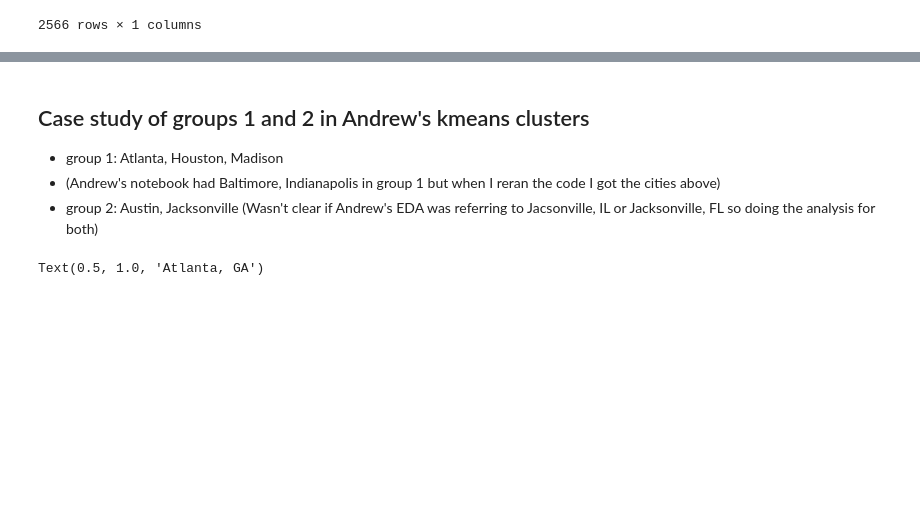
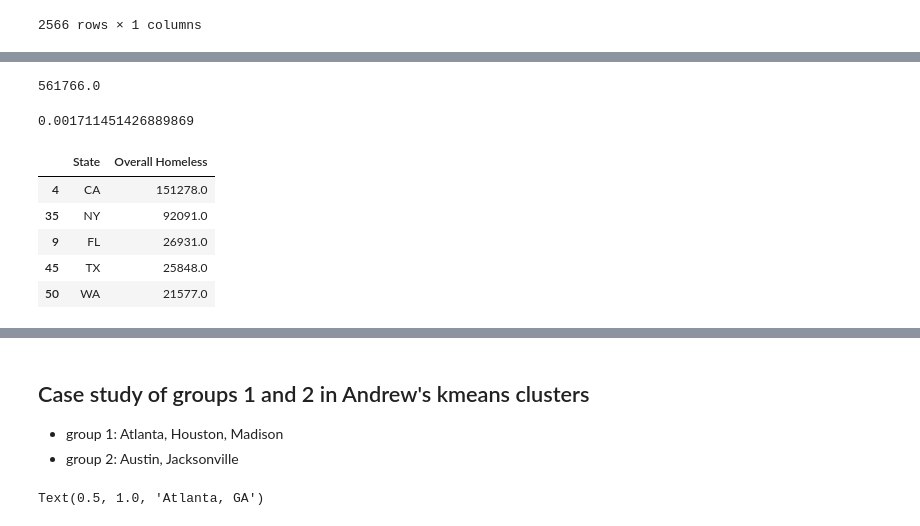
Before and after one commit to AndrewGossage/Homelessness-in-America, a Jupyter notebook: data/homelessness/homelessness_cleaning/EDA of homless counts.ipynb, the cells around one changed output, grey strips where cells are left out. Drawn from its saved outputs; the diff is of its cells as text; code cells hidden in the pictures; blank space fills up the shorter version.

```diff
--- a/data/homelessness/homelessness_cleaning/EDA of homless counts.ipynb
+++ b/data/homelessness/homelessness_cleaning/EDA of homless counts.ipynb
@@ -82,0 +122,33 @@ data.groupby(['City', 'State','year'])[['Overall Homeless']].sum()
+# %%
+# Overall Homeless numbers for the country in 2019 by state
+
+PIT_state = data[data['year']==2019].groupby(['State'])[['Overall Homeless']].sum()
+PIT_state = PIT_state.reset_index()
+PIT_state['State'] = PIT_state['State'].str.upper()
+# Number of homeless people in the US in 2019
+PIT_state['Overall Homeless'].sum()
+#Percentage of peeople homeless in the US in 2019
+PIT_state['Overall Homeless'].sum()/328_239_523
+PIT_state.sort_values(by = 'Overall Homeless', ascending = False).head(5)
+fig_1 = px.choropleth(PIT_state,  # Input Pandas DataFrame
+                    locations = "State",  # DataFrame column with locations
+                    color = "Overall Homeless",  # DataFrame column with color values
+                    hover_name = "State", # DataFrame column hover info
+                    locationmode = 'USA-states',# Set to plot as US States
+                    hover_data = ['Overall Homeless'], #show the homeless numbers on hover
+                    color_continuous_scale = px.colors.sequential.Blues
+                       )
+
+fig_1.update_layout(
+    title_text = '# Homeless in the US in 2019: 561766 ', # Create a Title
+    geo_scope='usa',  # Plot only the USA instead of globe
+)
+# %% [output]
+561766.0
+0.001711451426889869
+|  | State | Overall Homeless |
+| 4 | CA | 151278.0 |
+| 35 | NY | 92091.0 |
+| 9 | FL | 26931.0 |
+| 45 | TX | 25848.0 |
+| 50 | WA | 21577.0 |
@@ -83,8 +156,8 @@ data.groupby(['City', 'State','year'])[['Overall Homeless']].sum()
 # %% [markdown]
 ## Case study of groups 1 and 2 in Andrew's kmeans clusters
+
 - group 1: Atlanta, Houston, Madison
-- (Andrew's notebook had Baltimore, Indianapolis in group 1 but when I reran the code I got the cities above)
-- group 2: Austin, Jacksonville (Wasn't clear if Andrew's EDA was referring to Jacsonville, IL or Jacksonville, FL so doing the analysis for both)
+- group 2: Austin, Jacksonville
 # %%
 #change in homeless numbers between 2014 and 2020
 
```
Also changed, not shown: parts of 9 cells of this notebook, 4 other files.
